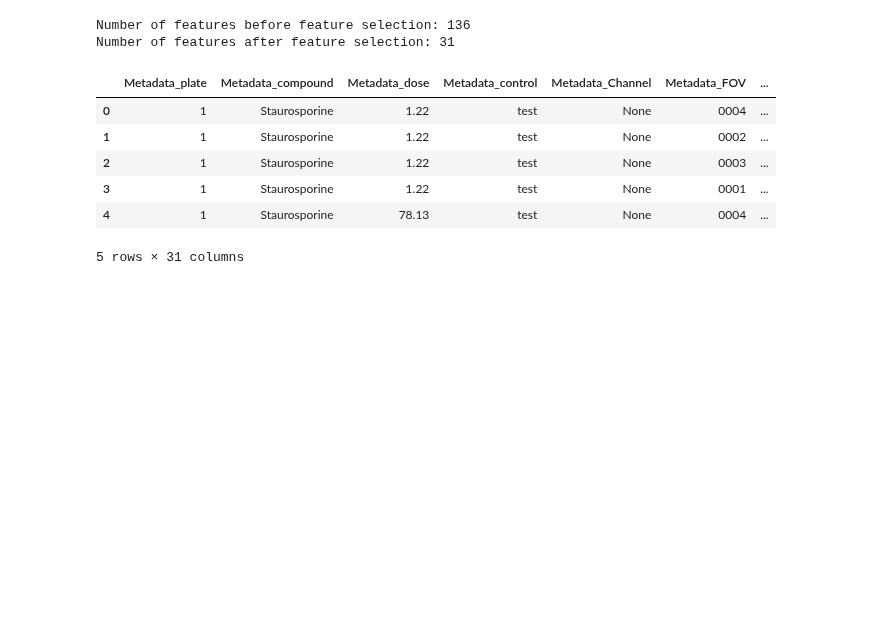
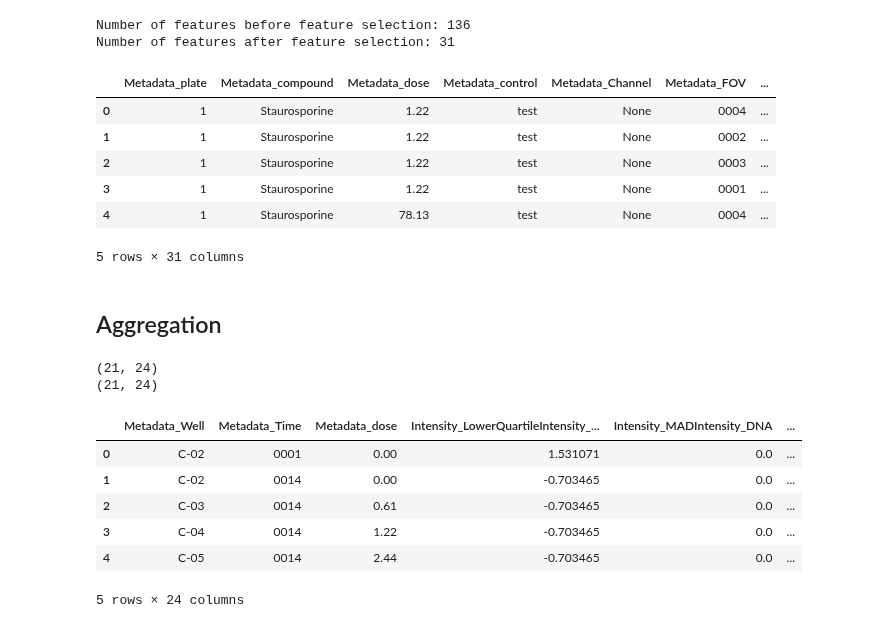
Before and after one commit to WayScience/live_cell_timelapse_apoptosis, a Jupyter notebook: 5.process_CP_features/notebooks/7.whole_image_pipline_processing.ipynb, the cells around one changed output. Drawn from its saved outputs; the diff is of its cells as text; code cells hidden in the pictures; blank space fills up the shorter version.

```diff
--- a/5.process_CP_features/notebooks/7.whole_image_pipline_processing.ipynb
+++ b/5.process_CP_features/notebooks/7.whole_image_pipline_processing.ipynb
@@ -44,6 +44,9 @@ normalized_data_dir = pathlib.Path(
 feature_selected_data_dir = pathlib.Path(
     output_dir, "feature_selected_whole_image.parquet"
 ).resolve()
+aggregated_data_dir = pathlib.Path(
+    output_dir, "aggregated_whole_image.parquet"
+).resolve()
 # %% [markdown]
 ## Convert
 # %%
@@ -171,3 +174,34 @@ Number of features after feature selection: 31
 | 3 | 1 | Staurosporine | 1.22 | test | None | 0001 | ... |
 | 4 | 1 | Staurosporine | 78.13 | test | None | 0004 | ... |
 5 rows × 31 columns
+# %% [markdown]
+## Aggregation
+# %%
+metadata_cols = feature_select_df.columns[
+    feature_select_df.columns.str.contains("Metadata")
+]
+feature_cols = feature_select_df.columns[
+    ~feature_select_df.columns.str.contains("Metadata")
+].to_list()
+
+aggregated_df = aggregate(
+    feature_select_df,
+    features=feature_cols,
+    strata=["Metadata_Well", "Metadata_Time", "Metadata_dose"],
+    operation="median",
+)
+
+print(aggregated_df.shape)
+aggregated_df.to_parquet(aggregated_data_dir)
+print(aggregated_df.shape)
+aggregated_df.head()
+# %% [output]
+(21, 24)
+(21, 24)
+|  | Metadata_Well | Metadata_Time | Metadata_dose | Intensity_LowerQuartileIntensity_... | Intensity_MADIntensity_DNA | ... |
+| 0 | C-02 | 0001 | 0.00 | 1.531071 | 0.0 | ... |
+| 1 | C-02 | 0014 | 0.00 | -0.703465 | 0.0 | ... |
+| 2 | C-03 | 0014 | 0.61 | -0.703465 | 0.0 | ... |
+| 3 | C-04 | 0014 | 1.22 | -0.703465 | 0.0 | ... |
+| 4 | C-05 | 0014 | 2.44 | -0.703465 | 0.0 | ... |
+5 rows × 24 columns
```
Also changed, not shown: parts of 1 cell of this notebook, 1 other file.
